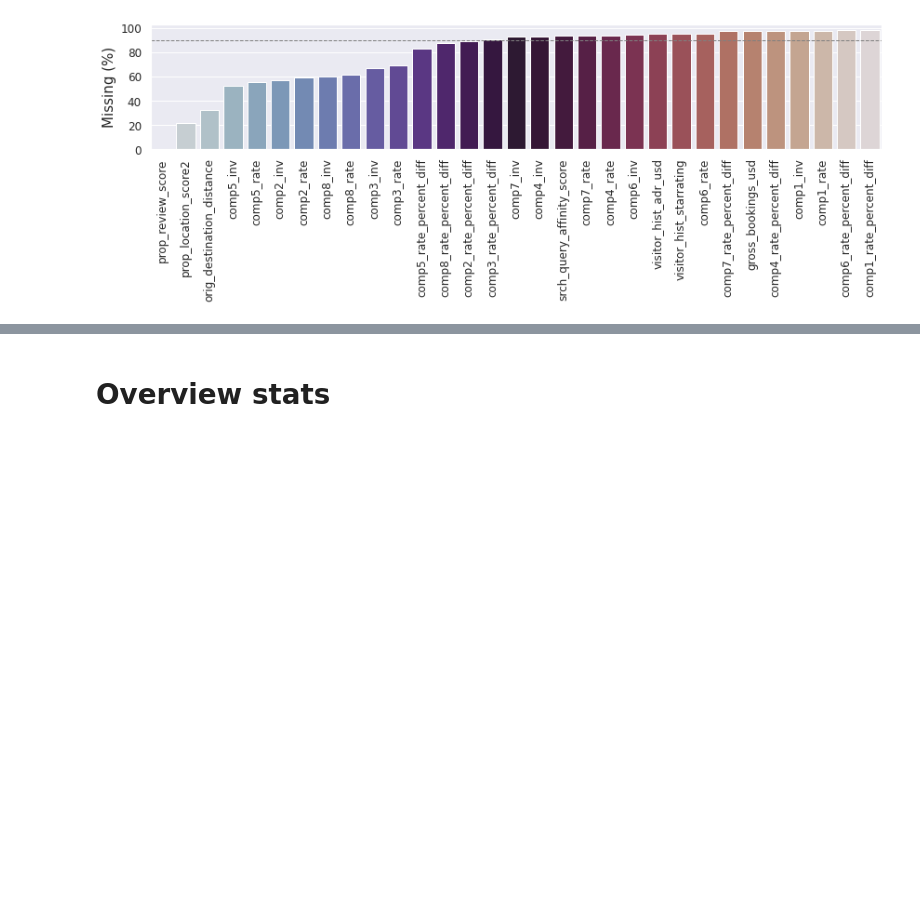
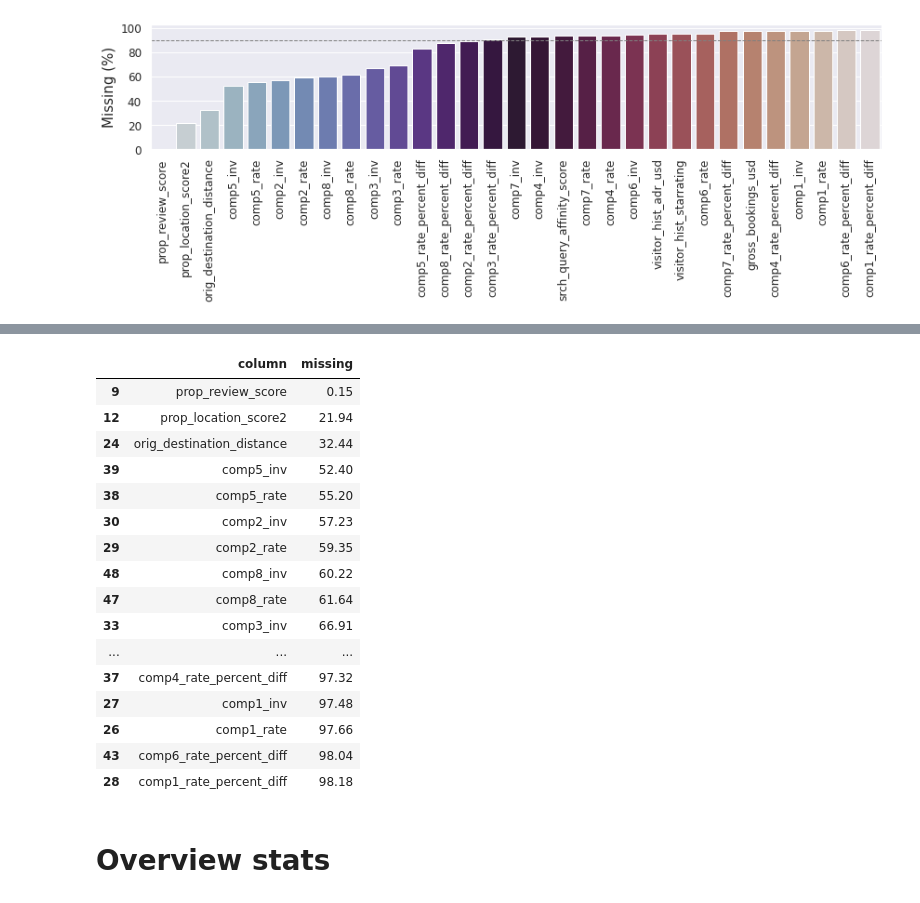
Before and after one commit to hellowithchicken/DataMining, a Jupyter notebook: assignment2/EDA/dmt-eda.ipynb, the cells around one changed output, grey strips where cells are left out. Saved outputs shown, nothing was run; the diff lists cells and outputs as text; code cells hidden in the pictures; blank space fills up the shorter version.

```diff
--- a/assignment2/EDA/dmt-eda.ipynb
+++ b/assignment2/EDA/dmt-eda.ipynb
@@ -138,6 +162,40 @@ plt.show()
 # %%
 #reset
 plt.rc('ytick', labelsize=25)
+# %%
+# check how many columns have missing values in test data
+
+df_test = pd.read_csv("test_set_VU_DM.csv")
+
+# find how many values are missing in the columns
+missing_values_test = df_test.isna().mean().round(4) * 100
+missing_values_test = pd.DataFrame(missing_values_test).reset_index()
+
+# rename
+missing_values_test.columns = ["column", "missing"]
+# filter where there are missing values
+missing_values_test.query("missing > 0", inplace=True)
+# %%
+missing_values_test.sort_values("missing", inplace=True)
+missing_values_test
+# %% [output]
+|  | column | missing |
+| 9 | prop_review_score | 0.15 |
+| 12 | prop_location_score2 | 21.94 |
+| 24 | orig_destination_distance | 32.44 |
+| 39 | comp5_inv | 52.40 |
+| 38 | comp5_rate | 55.20 |
+| 30 | comp2_inv | 57.23 |
+| 29 | comp2_rate | 59.35 |
+| 48 | comp8_inv | 60.22 |
+| 47 | comp8_rate | 61.64 |
+| 33 | comp3_inv | 66.91 |
+| ... | ... | ... |
+| 37 | comp4_rate_percent_diff | 97.32 |
+| 27 | comp1_inv | 97.48 |
+| 26 | comp1_rate | 97.66 |
+| 43 | comp6_rate_percent_diff | 98.04 |
+| 28 | comp1_rate_percent_diff | 98.18 |
 # %% [markdown]
 # Overview stats
 # %% [markdown]
```
Also changed, not shown: parts of 5 cells of this notebook, 1 other file.
